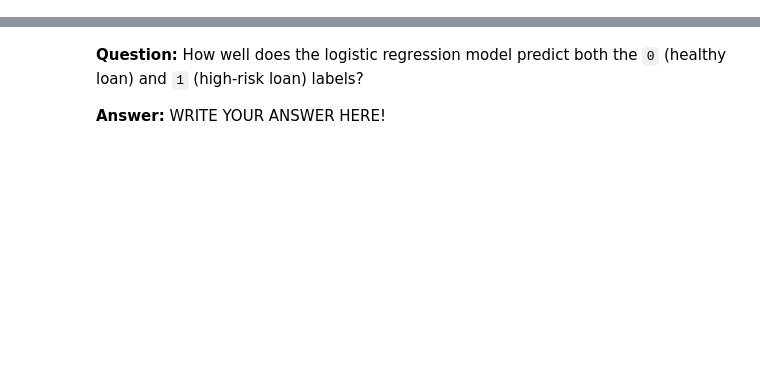
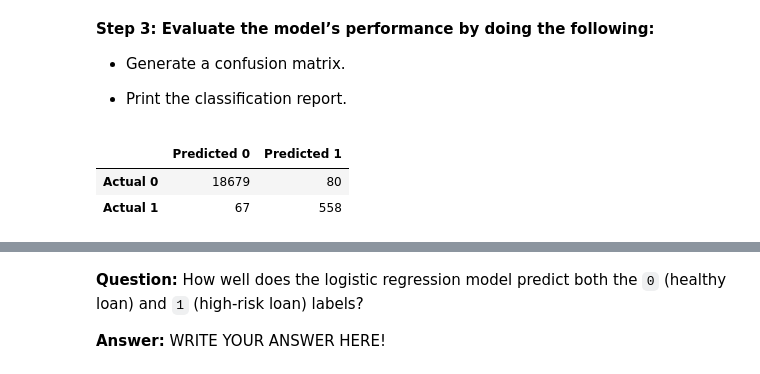
Before and after one commit to FawneeCakes/credit-risk-classification, a Jupyter notebook: credit_risk_classification.ipynb, the cells around one changed output, grey strips where cells are left out. Saved outputs shown, nothing was run; the diff lists cells and outputs as text; code cells hidden in the pictures; blank space fills up the shorter version.

```diff
--- a/credit_risk_classification.ipynb
+++ b/credit_risk_classification.ipynb
@@ -163,0 +162,17 @@ NameError: name 'classification_report_imbalanced' is not defined
+# %% [markdown]
+**Step 3: Evaluate the model’s performance by doing the following:**
+
+* Generate a confusion matrix.
+
+* Print the classification report.
+# %%
+# Generate a confusion matrix for the model
+cm = confusion_matrix(y_test, predictions)
+cm_df = pd.DataFrame(
+    cm, index=["Actual 0", "Actual 1"], columns=["Predicted 0", "Predicted 1"]
+)
+display(cm_df)
+# %% [output]
+|  | Predicted 0 | Predicted 1 |
+| Actual 0 | 18679 | 80 |
+| Actual 1 | 67 | 558 |
```
Also changed, not shown: parts of 46 cells of this notebook.
